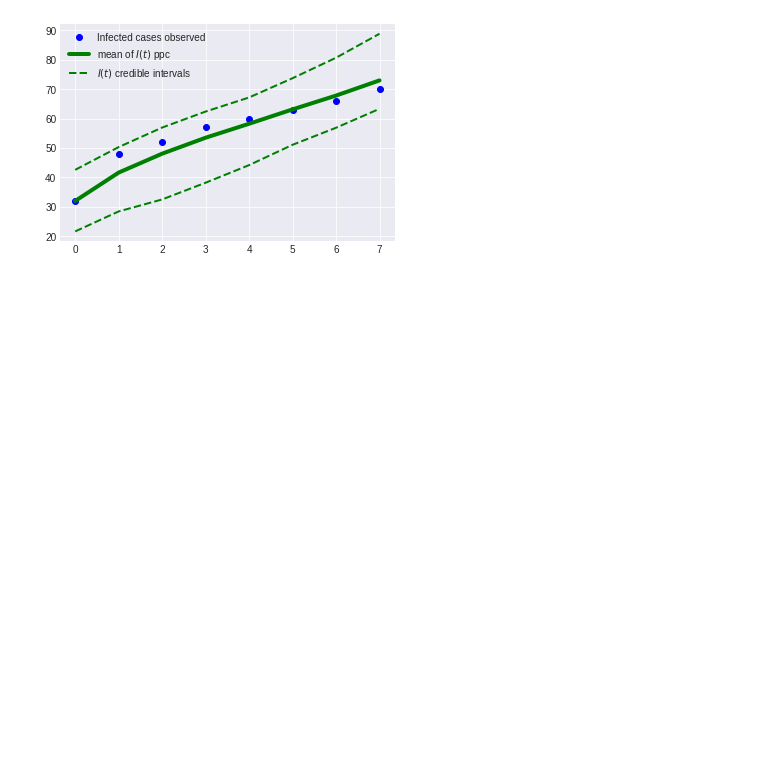
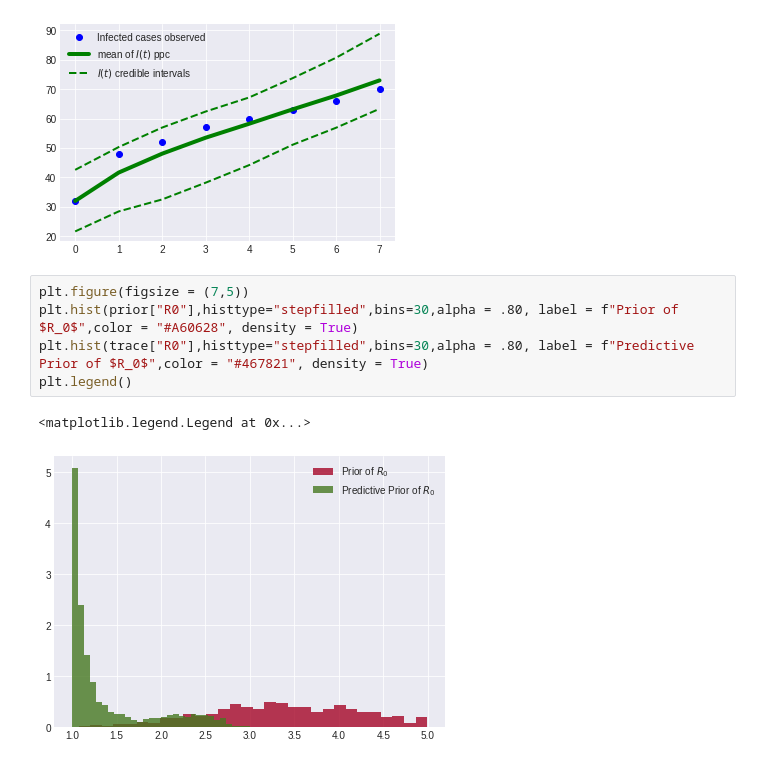
Before and after one commit to NunezKant/COVID19_MEX_MASTER, a Jupyter notebook: Bayesian_fit_SEIR_working.ipynb, the cells around one changed output. Saved outputs shown, nothing was run; the diff lists cells and outputs as text; blank space fills up the shorter version.

```diff
--- a/Bayesian_fit_SEIR_working.ipynb
+++ b/Bayesian_fit_SEIR_working.ipynb
@@ -230,3 +230,11 @@ plt.legend()
 # %% [output]
 <matplotlib.legend.Legend at 0x...>
 [figure]
+# %%
+plt.figure(figsize = (7,5))
+plt.hist(prior["R0"],histtype="stepfilled",bins=30,alpha = .80, label = f"Prior of $R_0$",color = "#A60628", density = True)
+plt.hist(trace["R0"],histtype="stepfilled",bins=30,alpha = .80, label = f"Predictive Prior of $R_0$",color = "#467821", density = True)
+plt.legend()
+# %% [output]
+<matplotlib.legend.Legend at 0x...>
+[figure, added]
```
Also changed, not shown: parts of 1 cell of this notebook.
